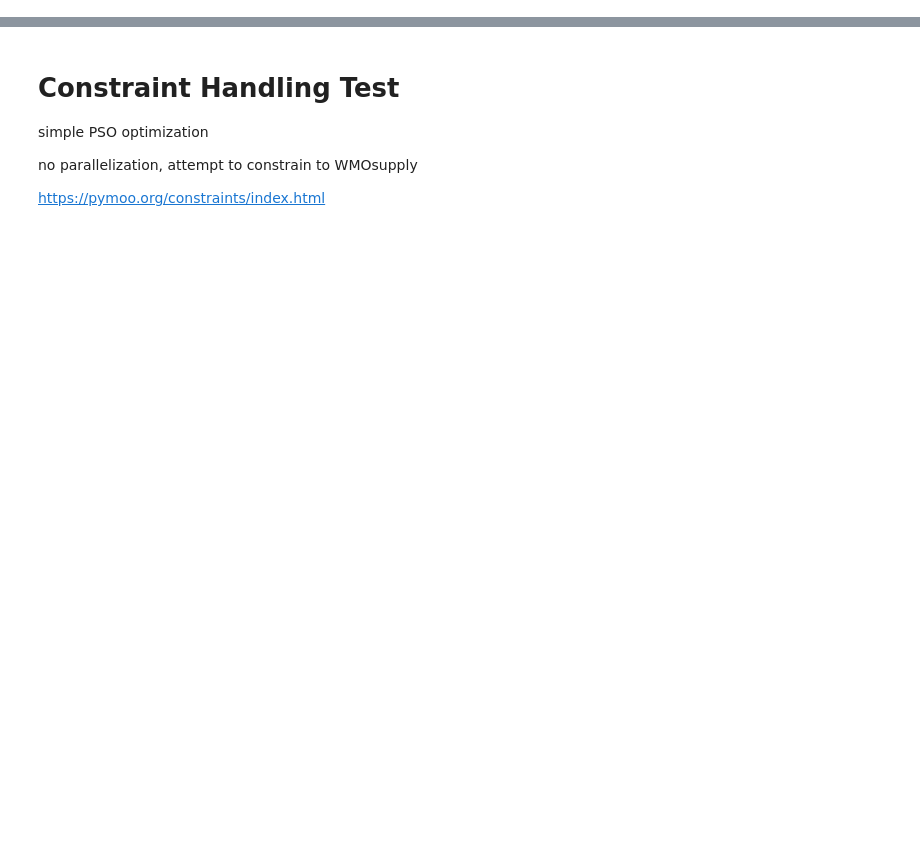
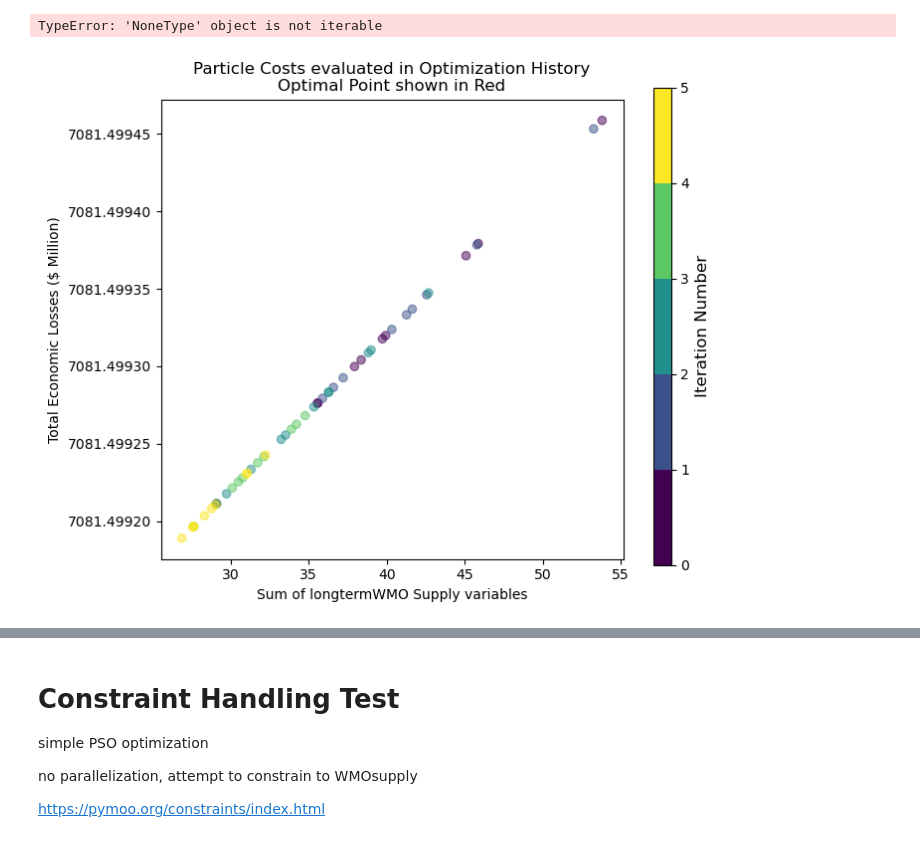
Before and after one commit to dayamuralidharan/California-Urban-Water-Management-Economic-Tool, a Jupyter notebook: CaUWMET/OptimizerTesting.ipynb, the cells around one changed output, grey strips where cells are left out. Saved outputs shown, nothing was run; the diff lists cells and outputs as text; code cells hidden in the pictures; blank space fills up the shorter version.

```diff
--- a/CaUWMET/OptimizerTesting.ipynb
+++ b/CaUWMET/OptimizerTesting.ipynb
@@ -135,0 +149,48 @@ print("Best solution found: \nX = %s\nF = %s" % (res.X, res.F))
+# %%
+### plot particle results history ###
+
+import matplotlib as mpl
+
+X = []
+F = []
+
+for h in res.history:
+    for p in h.particles:
+        X.append(p._X)
+        F.append(p._F)
+
+TAF = np.sum(X,axis=1)
+loss_millions = [f*10**-6 for f in F]
+colors = [item for item in [0,1,2,3,4] for i in range(10)]
+
+fig, ax = plt.subplots(1, 1, figsize=(6, 6))  # setup the plot
+
+cmap = plt.cm.viridis  # define the colormap
+cmaplist = [cmap(i) for i in range(cmap.N)] # extract all colors from map
+# create the new map
+cmap = mpl.colors.LinearSegmentedColormap.from_list(
+    'Custom cmap', cmaplist, cmap.N
+)
+
+# define the bins and normalize
+bounds = np.linspace(0, 5, 6)
+norm = mpl.colors.BoundaryNorm(bounds, cmap.N)
+
+ax.scatter(TAF, loss_millions, c=colors, cmap=cmap, norm=norm, alpha=0.5)
+ax.set_title("Particle Costs evaluated in Optimization History\nOptimal Point shown in Red")
+ax.set_xlabel("Sum of longtermWMO Supply variables")
+ax.set_ylabel("Total Economic Losses ($ Million)")
+ax.ticklabel_format(axis="y", style="sci", useOffset=False)
+
+# create a second axes for the colorbar
+ax2 = fig.add_axes([0.95, 0.1, 0.03, 0.8])
+cb = mpl.colorbar.ColorbarBase(
+    ax2, cmap=cmap, norm=norm,
+    spacing='proportional', ticks=bounds, boundaries=bounds, format='%1i'
+)
+ax2.set_ylabel('Iteration Number', size=12)
+
+ax.scatter(x=sum(res.X), y=res.F*10**-6, c='red')
+# %% [output]
+TypeError: 'NoneType' object is not iterable
+[figure, added]
```
Also changed, not shown: parts of 8 cells of this notebook.
